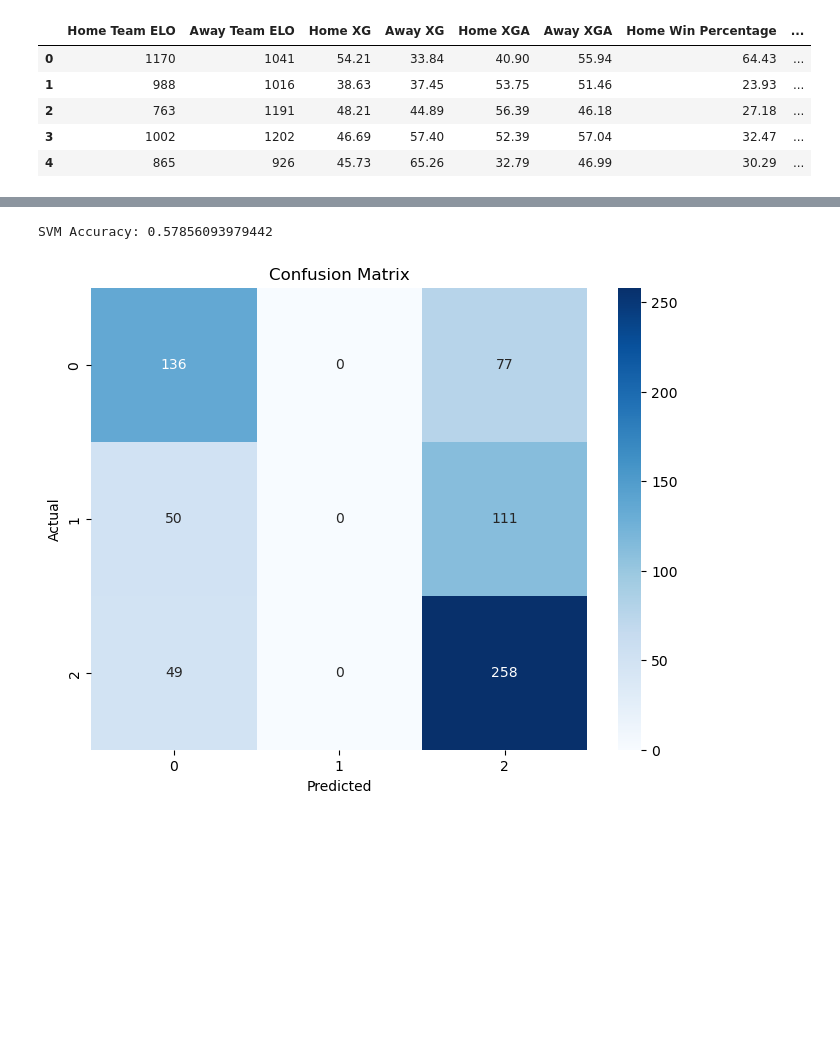
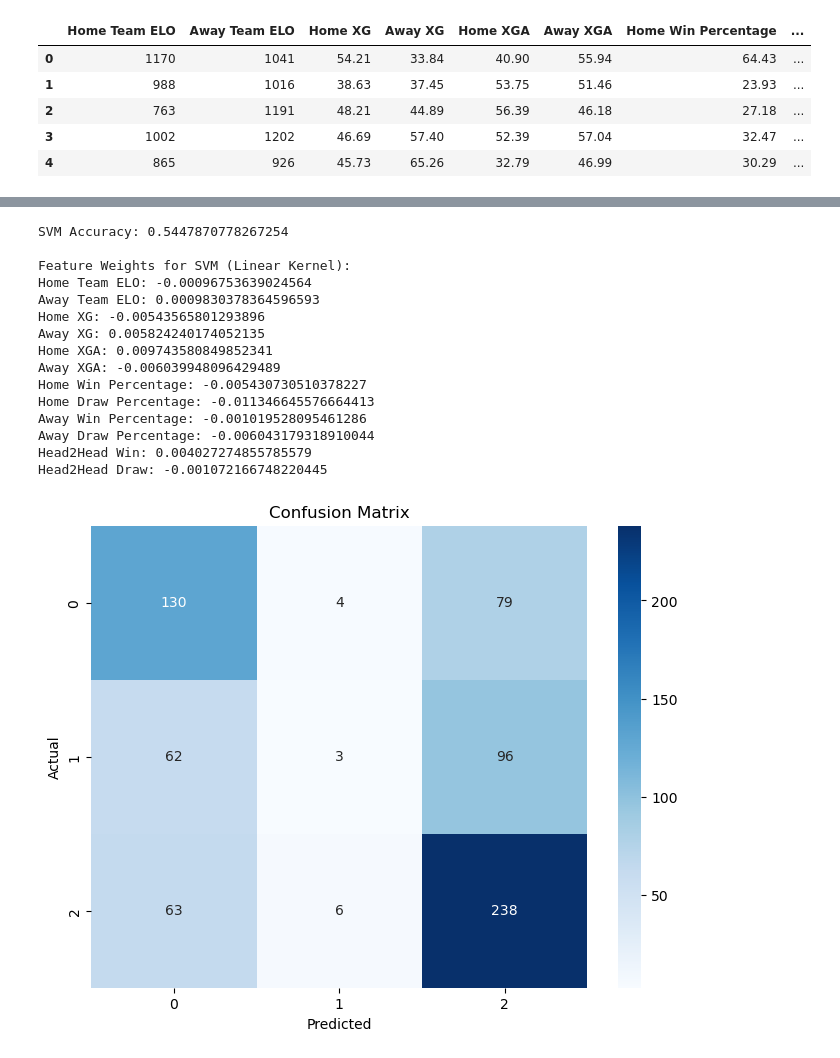
Before and after one commit to ML-Project-PremierInsights/ELO-Insights, a Jupyter notebook: testing_models.ipynb, the cells around one changed output, grey strips where cells are left out. Cells and saved outputs as stored; diff of their text form; code cells hidden in the pictures; blank space fills up the shorter version.

```diff
--- a/testing_models.ipynb
+++ b/testing_models.ipynb
@@ -39,6 +39,15 @@ y_pred = logistic_regression_model.predict(X_test)
 accuracy = accuracy_score(y_test, y_pred)
 print('Accuracy:', accuracy)
 
+feature_weights = logistic_regression_model.coef_[0]
+features = X.columns
+
+
+print("\nFeature Weights for Logistic Regression:")
+for feature, weight in zip(features, feature_weights):
+    print(f"{feature}: {weight}")
+
+
 from sklearn import metrics
 cnf_matrix = metrics.confusion_matrix(y_test, y_pred)
 
@@ -57,37 +80,58 @@ Accuracy: 0.5462555066079295
 [figure]
 # %%
-from sklearn.svm import SVC
+from sklearn.svm import SVC, LinearSVC
 from sklearn.metrics import accuracy_score
+import matplotlib.pyplot as plt
+import seaborn as sns
 
-# Initialize the SVM model
-svm_model = SVC(random_state=16, max_iter=10000)
+# Initialize the Linear SVM model
+svm_model = LinearSVC(random_state=16, max_iter=10000)
 
 # Train the model
 svm_model.fit(X_train, y_train)
 
 # Predict on the test set
 y_pred_svm = svm_model.predict(X_test)
 
 # Calculate accuracy
 accuracy_svm = accuracy_score(y_test, y_pred_svm)
 print('SVM Accuracy:', accuracy_svm)
 
-from sklearn import metrics
+# Get feature weights from Linear SVM
+feature_weights = svm_model.coef_[0]
+features = X.columns
+
+print("\nFeature Weights for SVM (Linear Kernel):")
+for feature, weight in zip(features, feature_weights):
+    print(f"{feature}: {weight}")
+
+# Confusion matrix
 cnf_matrix = metrics.confusion_matrix(y_test, y_pred_svm)
-
-import matplotlib.pyplot as plt
-import seaborn as sns
 
 # Plot the confusion matrix
 plt.figure(figsize=(8, 6))
 sns.heatmap(cnf_matrix, annot=True, fmt='d', cmap='Blues')
 plt.xlabel('Predicted')
 plt.ylabel('Actual')
 plt.title('Confusion Matrix')
 plt.show()
 # %% [output]
-SVM Accuracy: 0.57856093979442
+SVM Accuracy: 0.5447870778267254
+
+Feature Weights for SVM (Linear Kernel):
+Home Team ELO: -0.00096753639024564
+Away Team ELO: 0.0009830378364596593
+Home XG: -0.00543565801293896
+Away XG: 0.005824240174052135
+Home XGA: 0.009743580849852341
+Away XGA: -0.006039948096429489
+Home Win Percentage: -0.005430730510378227
+Home Draw Percentage: -0.011346645576664413
+Away Win Percentage: -0.001019528095461286
+Away Draw Percentage: -0.006043179318910044
+Head2Head Win: 0.004027274855785579
+Head2Head Draw: -0.001072166748220445
-[figure, old version]
+[figure, new version]
 # %%
 from sklearn.tree import DecisionTreeClassifier
 from sklearn.metrics import accuracy_score
```
Also changed, not shown: parts of 3 cells of this notebook.
